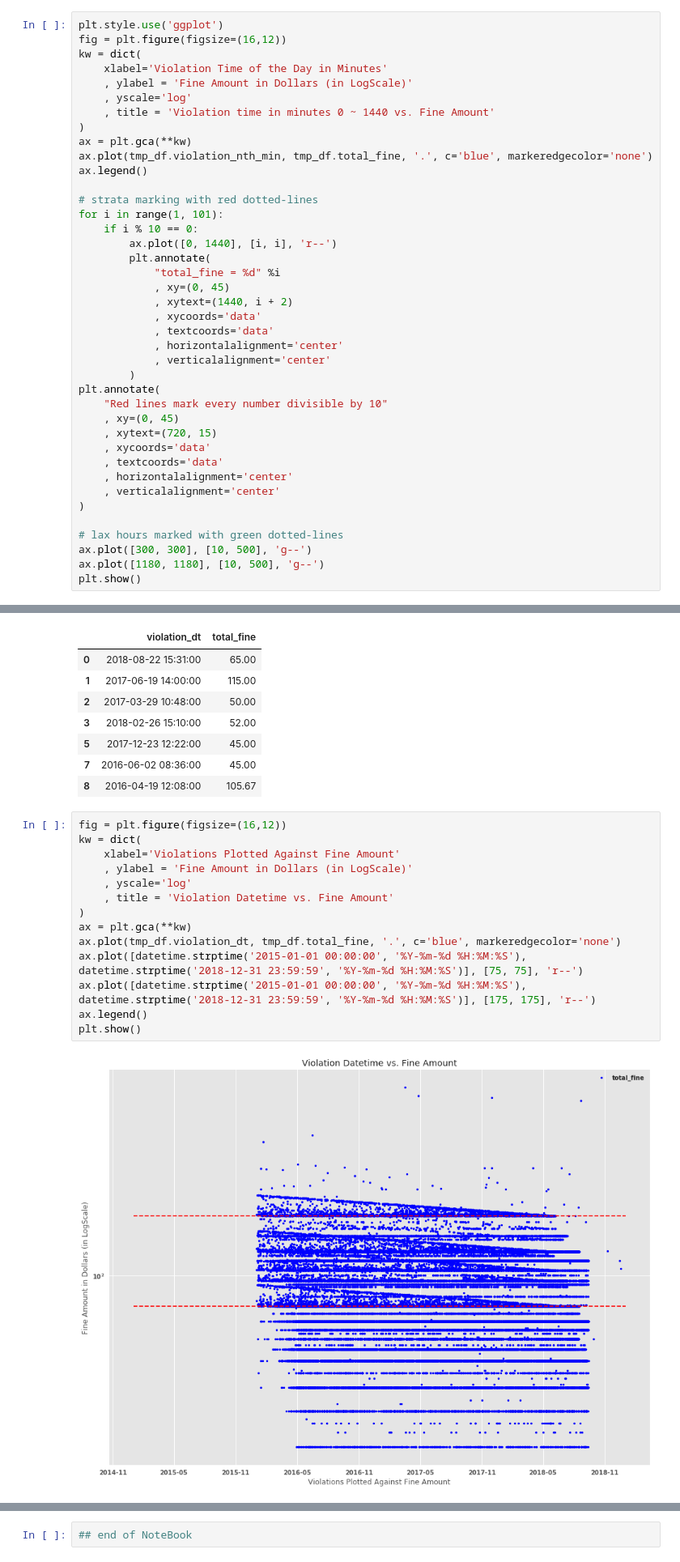
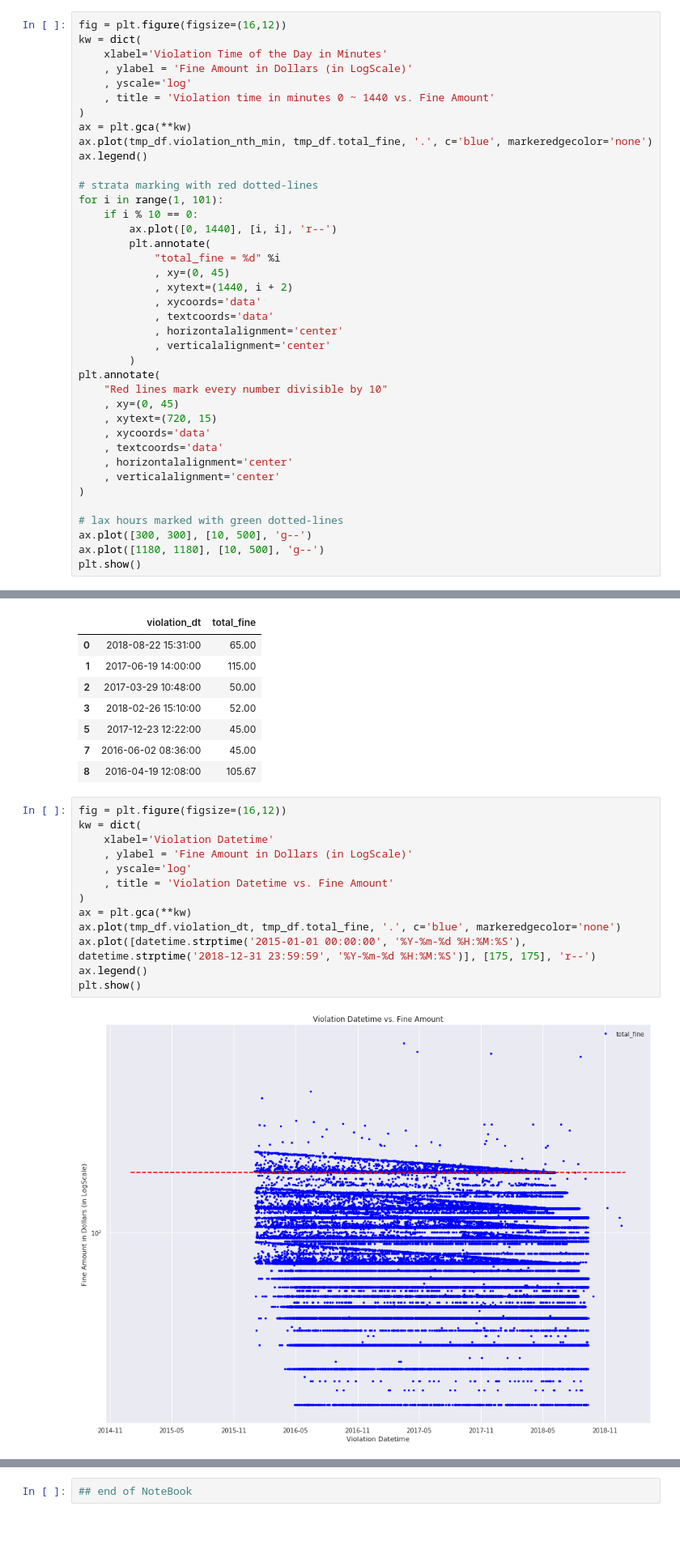
Before and after one commit to sunghoonyang/gallery-in-jupyter, a Jupyter notebook: fall18/principles_of_urban_informatics/hw3/HW3_shy256.ipynb, the cells around one changed output, grey strips where cells are left out. Shown at 81% size. Saved outputs shown, nothing was run; the diff lists cells and outputs as text; blank space fills up the shorter version.

```diff
--- a/fall18/principles_of_urban_informatics/hw3/HW3_shy256.ipynb
+++ b/fall18/principles_of_urban_informatics/hw3/HW3_shy256.ipynb
@@ -140,5 +112,4 @@ tmp_df = tmp_df[tmp_df.total_fine > 0]
 # %%
-plt.style.use('ggplot')
 fig = plt.figure(figsize=(16,12))
 kw = dict(
     xlabel='Violation Time of the Day in Minutes'
@@ -255,19 +226,18 @@ See the caveats in the documentation: http://pandas.pydata.org/pandas-docs/stabl
 # %%
 fig = plt.figure(figsize=(16,12))
 kw = dict(
-    xlabel='Violations Plotted Against Fine Amount'
+    xlabel='Violation Datetime'
     , ylabel = 'Fine Amount in Dollars (in LogScale)'
     , yscale='log'
     , title = 'Violation Datetime vs. Fine Amount'
 )
 ax = plt.gca(**kw)
 ax.plot(tmp_df.violation_dt, tmp_df.total_fine, '.', c='blue', markeredgecolor='none')
-ax.plot([datetime.strptime('2015-01-01 00:00:00', '%Y-%m-%d %H:%M:%S'), datetime.strptime('2018-12-31 23:59:59', '%Y-%m-%d %H:%M:%S')], [75, 75], 'r--')
 ax.plot([datetime.strptime('2015-01-01 00:00:00', '%Y-%m-%d %H:%M:%S'), datetime.strptime('2018-12-31 23:59:59', '%Y-%m-%d %H:%M:%S')], [175, 175], 'r--')
 ax.legend()
 plt.show()
 # %% [output]
-[figure, old version]
+[figure, new version]
 # %% [markdown]
 #### CAPTION
 * interval is ('2015-01-01 23:59:59', '2018-12-31 23:59:59')
```
Also changed, not shown: parts of 29 cells of this notebook, 1 other file.
